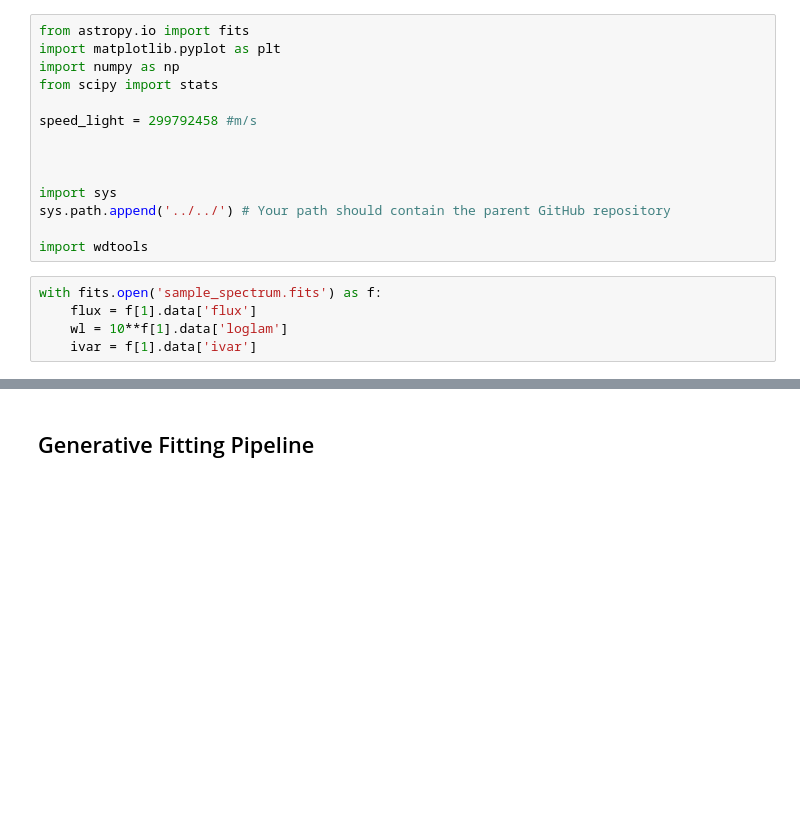
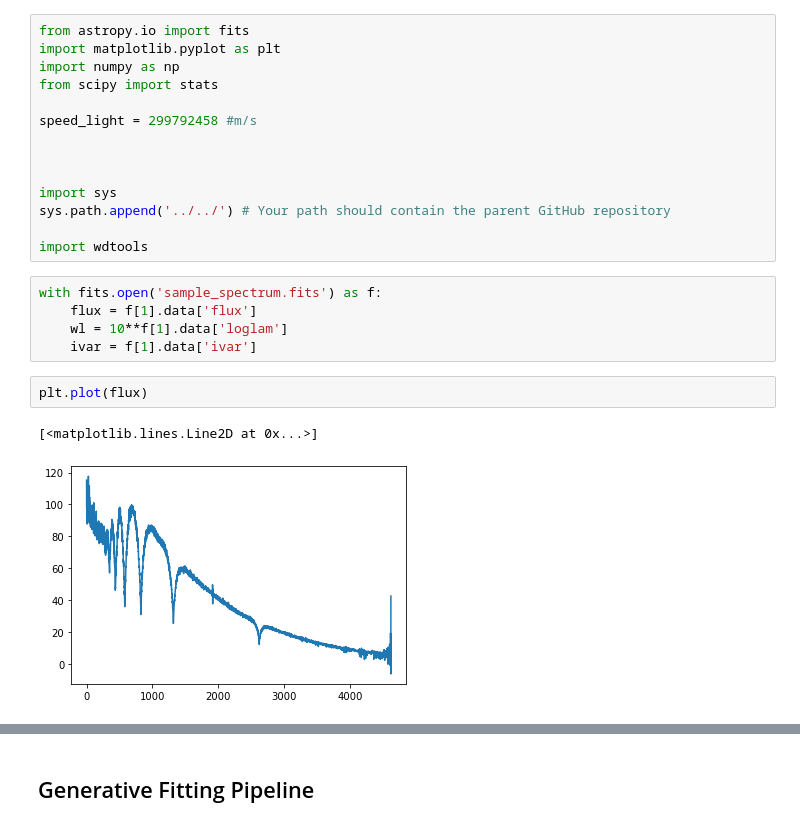
Before and after one commit to vedantchandra/wdtools, a Jupyter notebook: docs/examples/1_fitting_wd_spectra.ipynb, the cells around one changed output, grey strips where cells are left out. Drawn from its saved outputs; the diff is of its cells as text; blank space fills up the shorter version.

```diff
--- a/docs/examples/1_fitting_wd_spectra.ipynb
+++ b/docs/examples/1_fitting_wd_spectra.ipynb
@@ -23,3 +23,8 @@ with fits.open('sample_spectrum.fits') as f:
     flux = f[1].data['flux']
     wl = 10**f[1].data['loglam']
     ivar = f[1].data['ivar']
+# %%
+plt.plot(flux)
+# %% [output]
+[<matplotlib.lines.Line2D at 0x...>]
+[figure, added]
```
Also changed, not shown: parts of 7 cells of this notebook, 7 other files.
